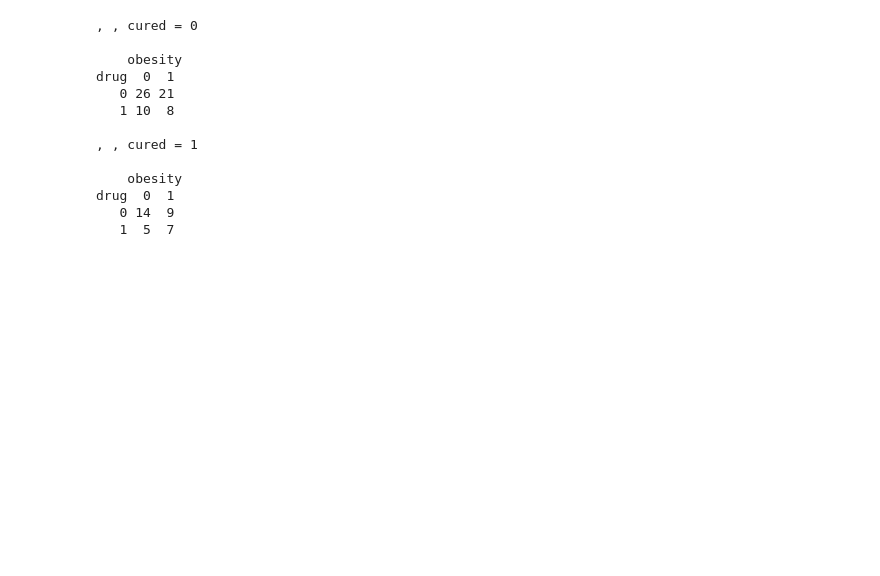
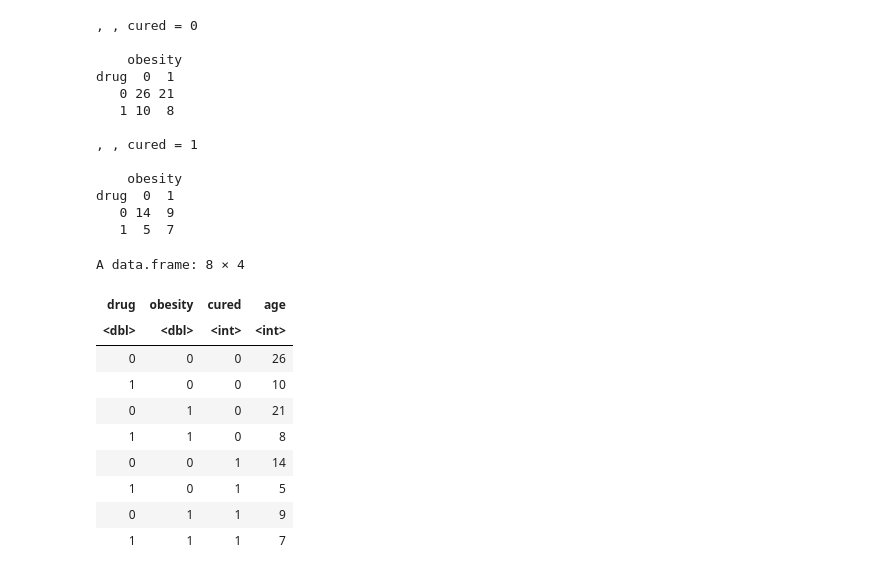
Before and after one commit to ly129/EPIB613_2019, a Jupyter notebook: Lecture5.ipynb, the cells around one changed output. Cells and saved outputs as stored; diff of their text form; code cells hidden in the pictures; blank space fills up the shorter version.

```diff
--- a/Lecture5.ipynb
+++ b/Lecture5.ipynb
@@ -533,3 +634,17 @@ drug  0  1
 drug  0  1
    0 14  9
    1  5  7
+# %%
+aggregate(age~drug+obesity+cured, data = sim, FUN = length)
+# %% [output]
+A data.frame: 8 × 4
+| drug | obesity | cured | age |
+| <dbl> | <dbl> | <int> | <int> |
+| 0 | 0 | 0 | 26 |
+| 1 | 0 | 0 | 10 |
+| 0 | 1 | 0 | 21 |
+| 1 | 1 | 0 | 8 |
+| 0 | 0 | 1 | 14 |
+| 1 | 0 | 1 | 5 |
+| 0 | 1 | 1 | 9 |
+| 1 | 1 | 1 | 7 |
```
Also changed, not shown: parts of 22 cells of this notebook, 3 other files.
